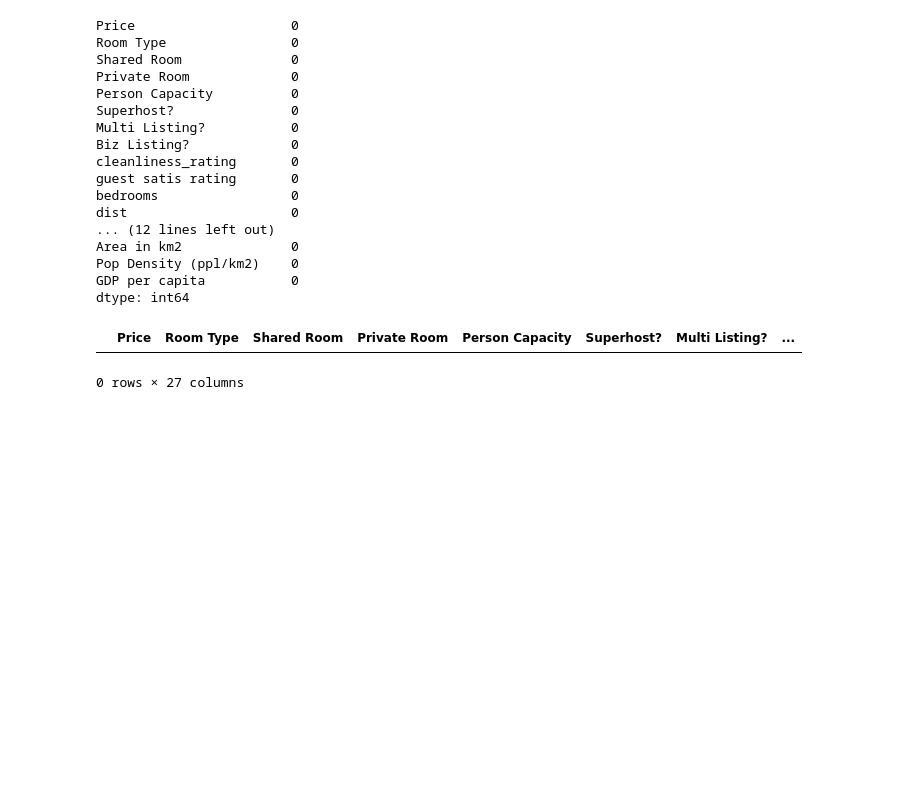
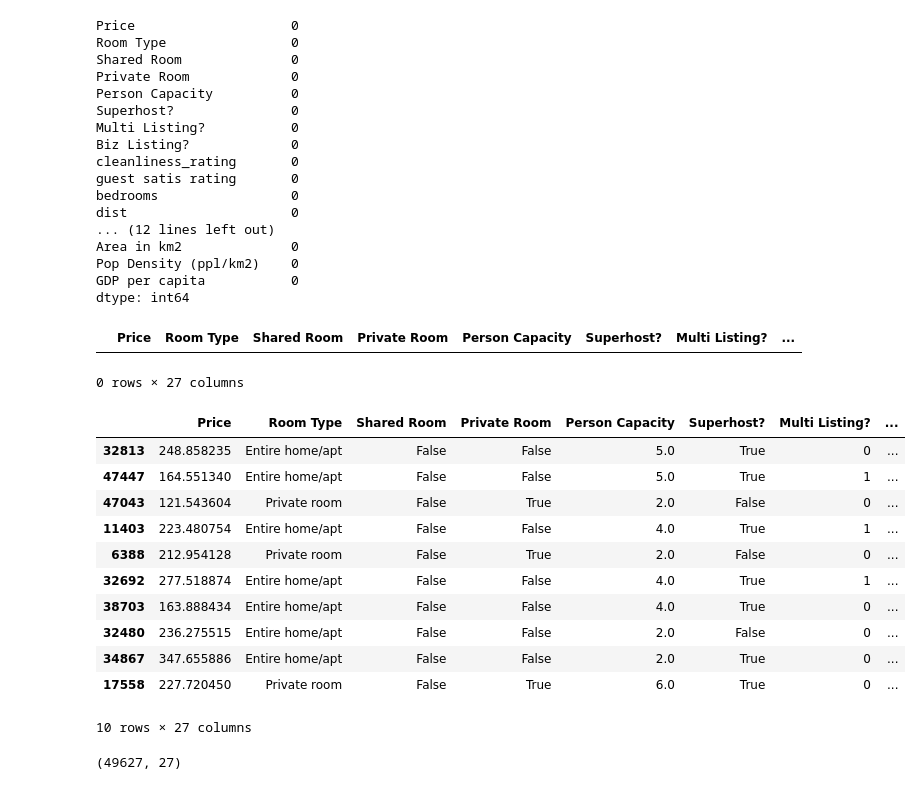
Before and after one commit to MarkL24/Springboard, a Jupyter notebook: Mark Lee Capstone 2 Data Wrangling.ipynb, the cells around one changed output. Cells and saved outputs as stored; diff of their text form; code cells hidden in the pictures; blank space fills up the shorter version.

```diff
--- a/Mark Lee Capstone 2 Data Wrangling.ipynb
+++ b/Mark Lee Capstone 2 Data Wrangling.ipynb
@@ -498,3 +473,23 @@ eurobnb[eurobnb.duplicated() == True]
 # %% [output]
 |  | Price | Room Type | Shared Room | Private Room | Person Capacity | Superhost? | Multi Listing? | ... |
 0 rows × 27 columns
+# %%
+# Converting GDP per Capita column into 1000s (instead of billions)
+eurobnb['GDP per capita'] = eurobnb['GDP per capita'].apply(lambda x: x * 1000000)
+
+# Note: I know I didn't have to use the .apply(lambda x) function here, but just trying out it's syntax
+# %%
+eurobnb.sample(10)
+# %% [output]
+|  | Price | Room Type | Shared Room | Private Room | Person Capacity | Superhost? | Multi Listing? | ... |
+| 32813 | 248.858235 | Entire home/apt | False | False | 5.0 | True | 0 | ... |
+| 47447 | 164.551340 | Entire home/apt | False | False | 5.0 | True | 1 | ... |
+| 47043 | 121.543604 | Private room | False | True | 2.0 | False | 0 | ... |
+| 11403 | 223.480754 | Entire home/apt | False | False | 4.0 | True | 1 | ... |
+| 6388 | 212.954128 | Private room | False | True | 2.0 | False | 0 | ... |
+| 32692 | 277.518874 | Entire home/apt | False | False | 4.0 | True | 1 | ... |
+| 38703 | 163.888434 | Entire home/apt | False | False | 4.0 | True | 0 | ... |
+| 32480 | 236.275515 | Entire home/apt | False | False | 2.0 | False | 0 | ... |
+| 34867 | 347.655886 | Entire home/apt | False | False | 2.0 | True | 0 | ... |
+| 17558 | 227.720450 | Private room | False | True | 6.0 | True | 0 | ... |
+10 rows × 27 columns
@@ -501,2 +498,6 @@ eurobnb[eurobnb.duplicated() == True]
 # %%
 #This dataset is now ready for further analysis
+# %%
+eurobnb.shape
+# %% [output]
+(49627, 27)
```
Also changed, not shown: parts of 21 cells of this notebook.
